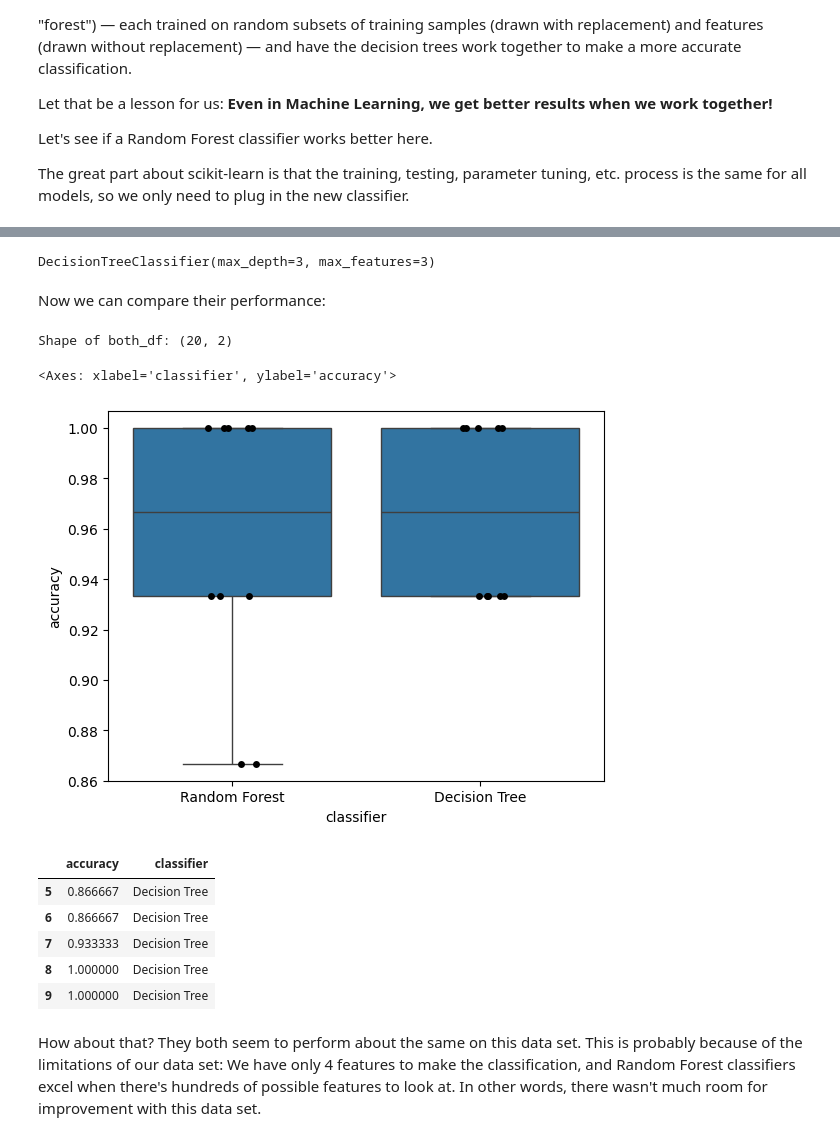
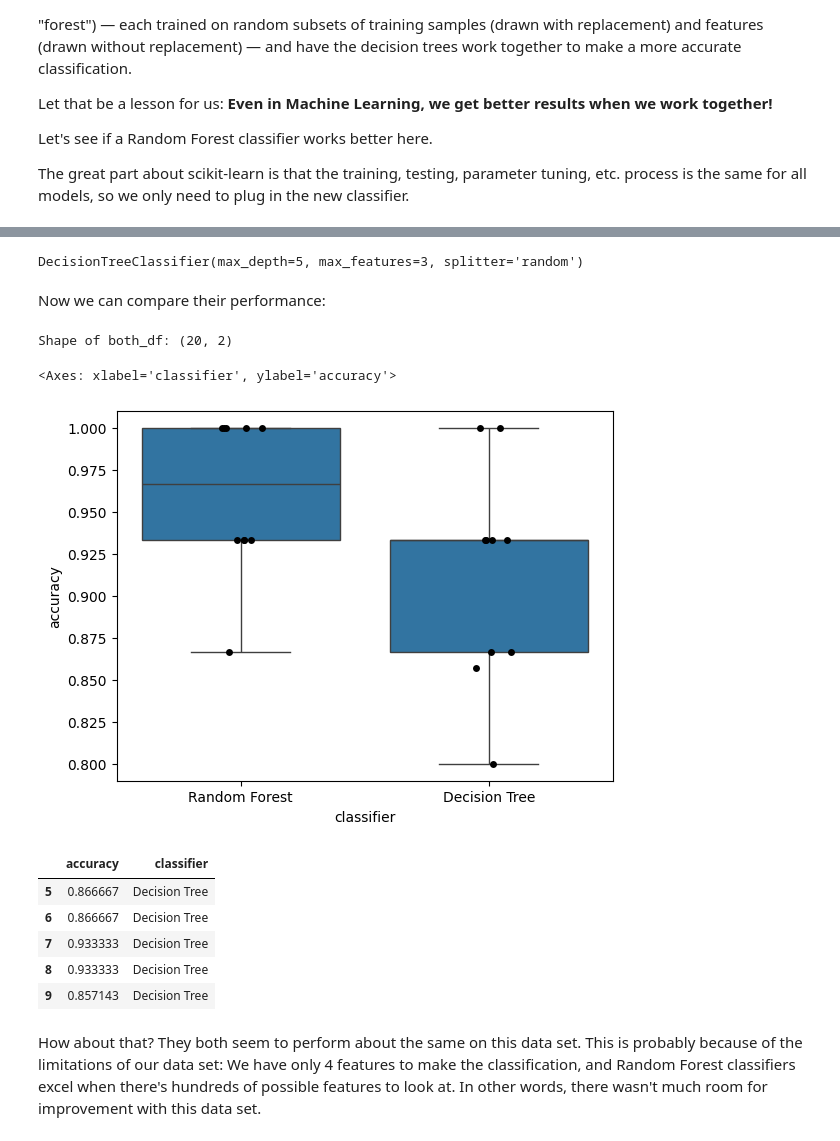
Before and after one commit to ValRCS/RTU_Data_Analysis_Visualization_CPD, a Jupyter notebook: notebooks/day4_Irises_Data_Analysis_Workflow_Classification_Clustering.ipynb, the cells around one changed output, grey strips where cells are left out. Cells and saved outputs as stored; diff of their text form; code cells hidden in the pictures.

```diff
--- a/notebooks/day4_Irises_Data_Analysis_Workflow_Classification_Clustering.ipynb
+++ b/notebooks/day4_Irises_Data_Analysis_Workflow_Classification_Clustering.ipynb
@@ -610,7 +687,9 @@ Let's test a few things that we know about our data set now.
 # first let's load our code
 # iris_data_clean = pd.read_csv('../data/iris-data-clean.csv')
 # instead we will load them from url
-iris_data_clean = pd.read_csv('https://raw.githubusercontent.com/ValRCS/RBS_LIFT_AI_ML_Models/refs/heads/main/data/iris-data-clean.csv')
+clean_url = "https://github.com/ValRCS/RTU_Data_Analysis_Visualization_CPD/raw/refs/heads/main/data/iris-data-clean.csv"
+print(f"Reading data from {clean_url}")
+iris_data_clean = pd.read_csv(clean_url)
 # shape
 print(f"Shape of cleaned data: {iris_data_clean.shape}")
 # %% [output]
@@ -1182,30 +1268,30 @@ RandomForestClassifier(max_features=1, n_estimators=50)
 # %%
 decision_tree_classifier
 # %% [output]
-DecisionTreeClassifier(max_depth=3, max_features=3)
+DecisionTreeClassifier(max_depth=5, max_features=3, splitter='random')
 # %% [markdown]
 Now we can compare their performance:
 # %%
 random_forest_classifier = grid_search.best_estimator_
 
 rf_df = pd.DataFrame({'accuracy': cross_val_score(random_forest_classifier, all_inputs, all_labels, cv=10),
                        'classifier': ['Random Forest'] * 10})
 dt_df = pd.DataFrame({'accuracy': cross_val_score(decision_tree_classifier, all_inputs, all_labels, cv=10),
                       'classifier': ['Decision Tree'] * 10})
 # let's add dt_df to rf_df dataframe
 both_df = pd.concat([rf_df, dt_df]) # we glue the dataframes together
 # here we could just save to excel here
 both_df.to_excel("Model_comparision.xlsx")
 print(f"Shape of both_df: {both_df.shape}")
 both_df.head()
 
-sb.boxplot(x='classifier', y='accuracy', data=both_df)
-sb.stripplot(x='classifier', y='accuracy', data=both_df, jitter=True, color='black')
+sns.boxplot(x='classifier', y='accuracy', data=both_df)
+sns.stripplot(x='classifier', y='accuracy', data=both_df, jitter=True, color='black')
 # ;
 # %% [output]
 Shape of both_df: (20, 2)
 <Axes: xlabel='classifier', ylabel='accuracy'>
-[figure, old version]
+[figure, new version]
 # %%
 dt_df.tail()
 # %% [output]
@@ -1213,8 +1299,8 @@ dt_df.tail()
 | 5 | 0.866667 | Decision Tree |
 | 6 | 0.866667 | Decision Tree |
 | 7 | 0.933333 | Decision Tree |
-| 8 | 1.000000 | Decision Tree |
-| 9 | 1.000000 | Decision Tree |
+| 8 | 0.933333 | Decision Tree |
+| 9 | 0.857143 | Decision Tree |
 # %% [markdown]
 How about that? They both seem to perform about the same on this data set. This is probably because of the limitations of our data set: We have only 4 features to make the classification, and Random Forest classifiers excel when there's hundreds of possible features to look at. In other words, there wasn't much room for improvement with this data set.
 # %% [markdown]
```
Also changed, not shown: parts of 73 cells of this notebook.
